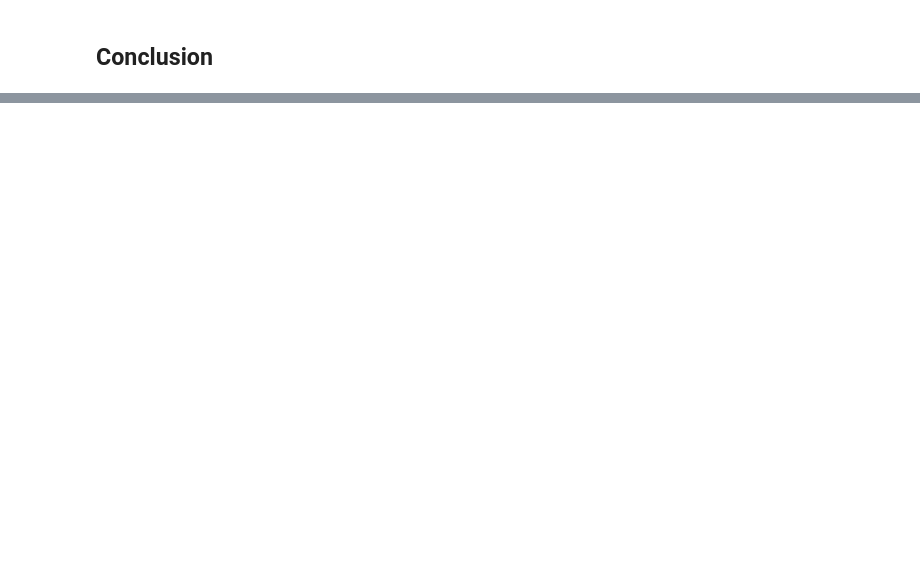
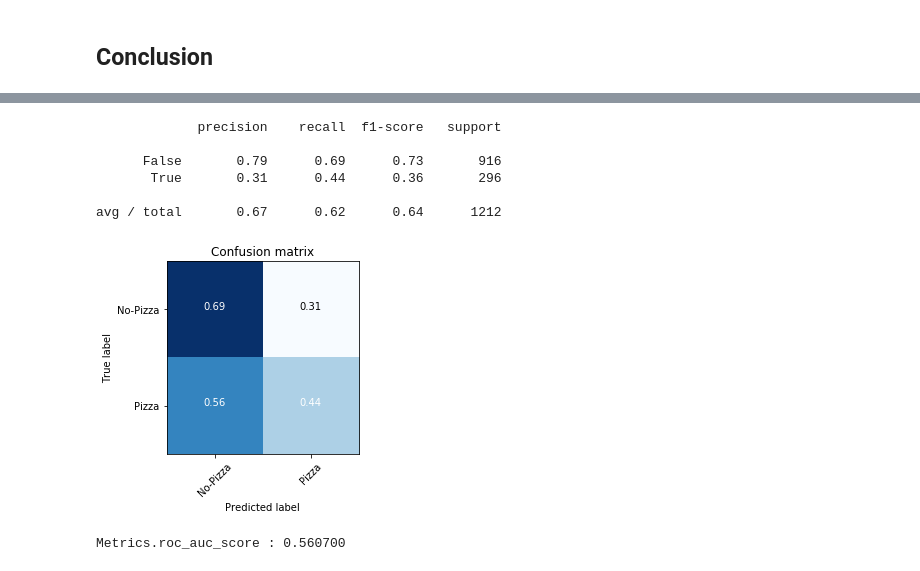
Before and after one commit to gkarnataki/w207-final-project, a Jupyter notebook: RAOP-Final.ipynb, the cells around one changed output, grey strips where cells are left out. Cells and saved outputs as stored; diff of their text form; code cells hidden in the pictures; blank space fills up the shorter version.

```diff
--- a/RAOP-Final.ipynb
+++ b/RAOP-Final.ipynb
@@ -640,0 +646,29 @@ dtype: int64
+# %%
+# Use the NTLK Part-Of-Speech Tagger to extract only the nouns from each post
+from nltk.tag import pos_tag
+from nltk import word_tokenize
+
+def extract_nouns(text):
+    noun_documents = []
+    for i in text:
+        document = []
+        words = pos_tag(word_tokenize(i))
+        [document.append(word.encode('utf-8')) for (word,pos) in words if pos == 'NN']
+        noun_documents.append(b" ".join(document))
+    return(noun_documents)
+
+train_nouns = extract_nouns(train_data_text1)
+dev_nouns = extract_nouns(dev_data_text1)
+# %%
+from sklearn.decomposition import NMF
+
+def display_topics(model, feature_names, no_top_words):
+    for topic_idx, topic in enumerate(model.components_):
+        print ("Topic %d:" % (topic_idx))
+        print (" ".join([feature_names[i]
+                        for i in topic.argsort()[:-no_top_words - 1:-1]]))
+
+vectorizer = CountVectorizer(stop_words = 'english')
+train_noun_count_vectors = vectorizer.fit_transform(train_nouns)
+nmf = NMF(n_components=10, random_state=1, alpha=.1, l1_ratio=.5, init='nndsvd').fit(train_noun_count_vectors.toarray())
+display_topics(nmf, vectorizer.get_feature_names(), 15)
@@ -640,0 +696,18 @@ dtype: int64
+# %%
+train_doc_props = nmf.transform(train_noun_count_vectors.toarray())
+dev_noun_count_vectors = vectorizer.transform(dev_nouns)
+dev_doc_props = nmf.transform(dev_noun_count_vectors.toarray())
+# %%
+logistic1 = LogisticRegression(penalty = "l1", C = 10,random_state=42)
+logistic1.fit(train_doc_props,train_labels)
+y_pred=logistic1.predict(dev_doc_props)
+evaluate(class_names,dev_labels,y_pred,True)
+# %% [output]
+             precision    recall  f1-score   support
+
+      False       0.79      0.69      0.73       916
+       True       0.31      0.44      0.36       296
+
+avg / total       0.67      0.62      0.64      1212
+[figure, added]
+Metrics.roc_auc_score : 0.560700
```
Also changed, not shown: parts of 13 cells of this notebook.
